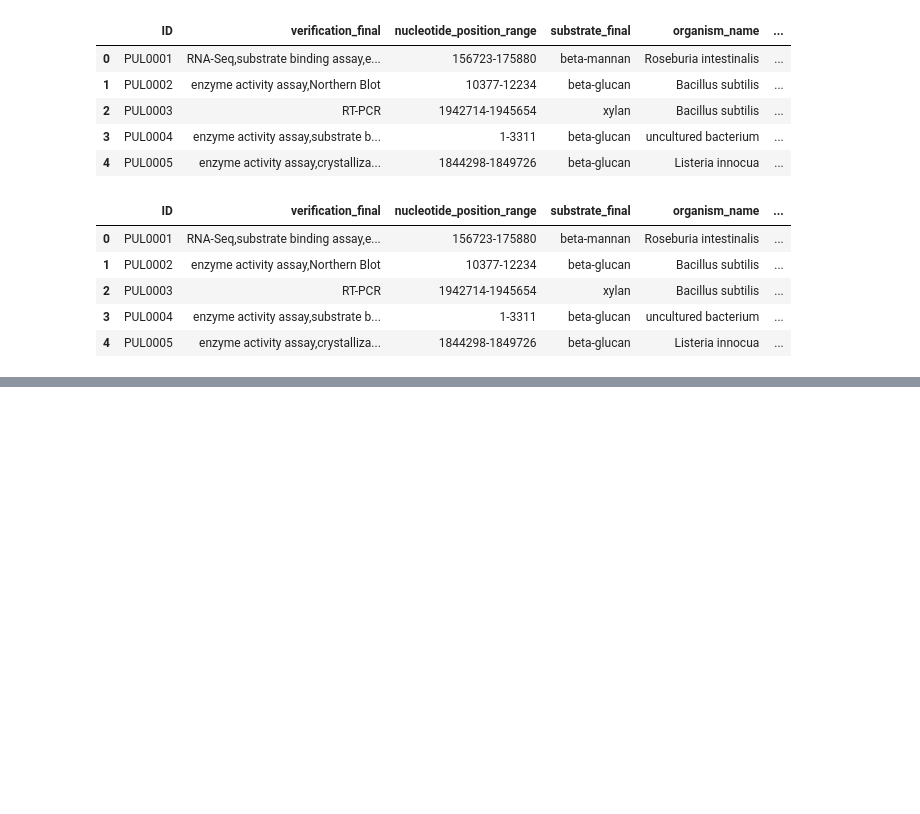
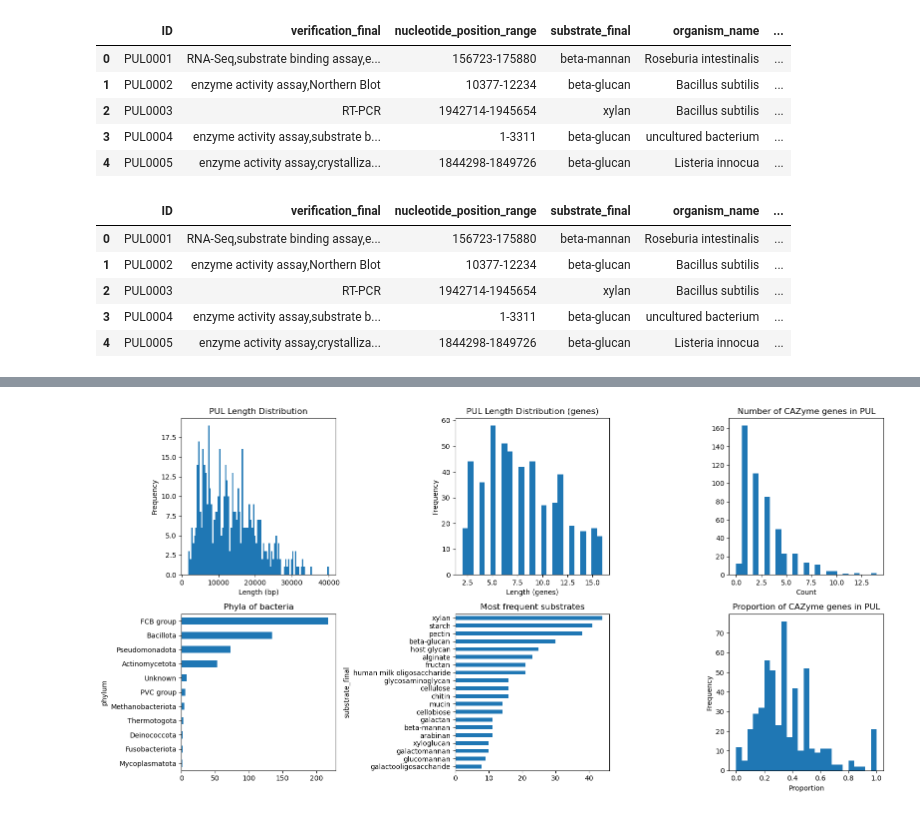
Before and after one commit to brosenthal3/gLM-PUL-Prediction, a Jupyter notebook: dataset_exploration/dataset_exploration.ipynb, the cells around one changed output, grey strips where cells are left out. Cells and saved outputs as stored; diff of their text form; code cells hidden in the pictures; blank space fills up the shorter version.

```diff
--- a/dataset_exploration/dataset_exploration.ipynb
+++ b/dataset_exploration/dataset_exploration.ipynb
@@ -79,0 +82,6 @@ plt.tight_layout()
+# %%
+# filter to only 16 genes
+metadata_16 = metadata[metadata["num_genes"] <= 16]
+plot_metadata(metadata_16)
+# %% [output]
+[figure, added]
```
Also changed, not shown: parts of 1 cell of this notebook, 2 other files.
